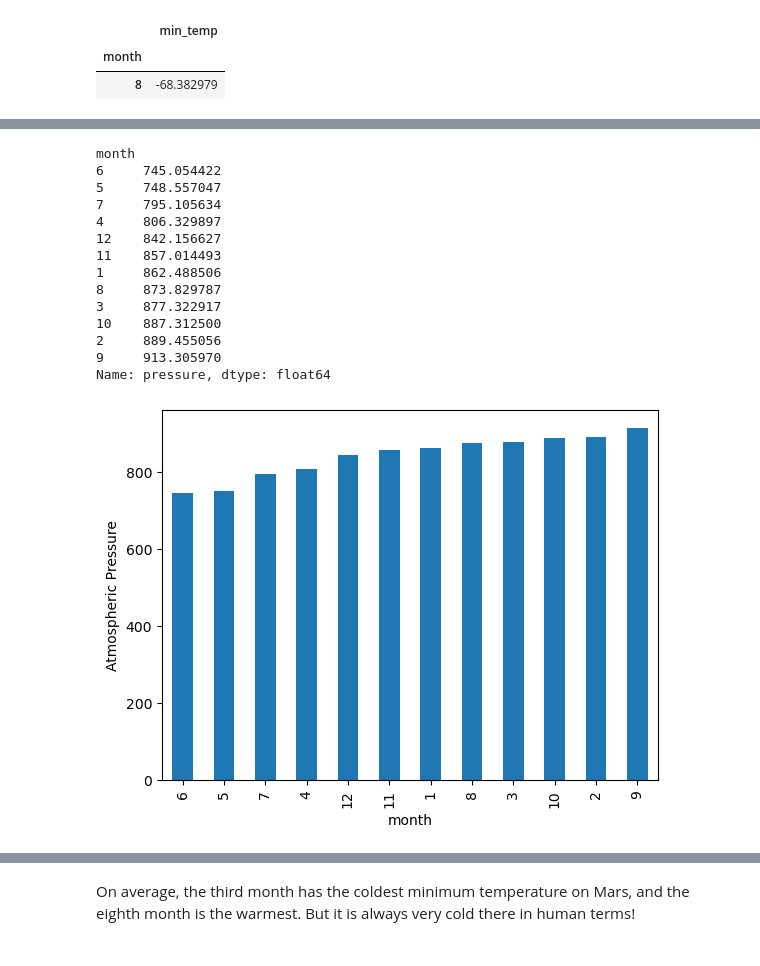
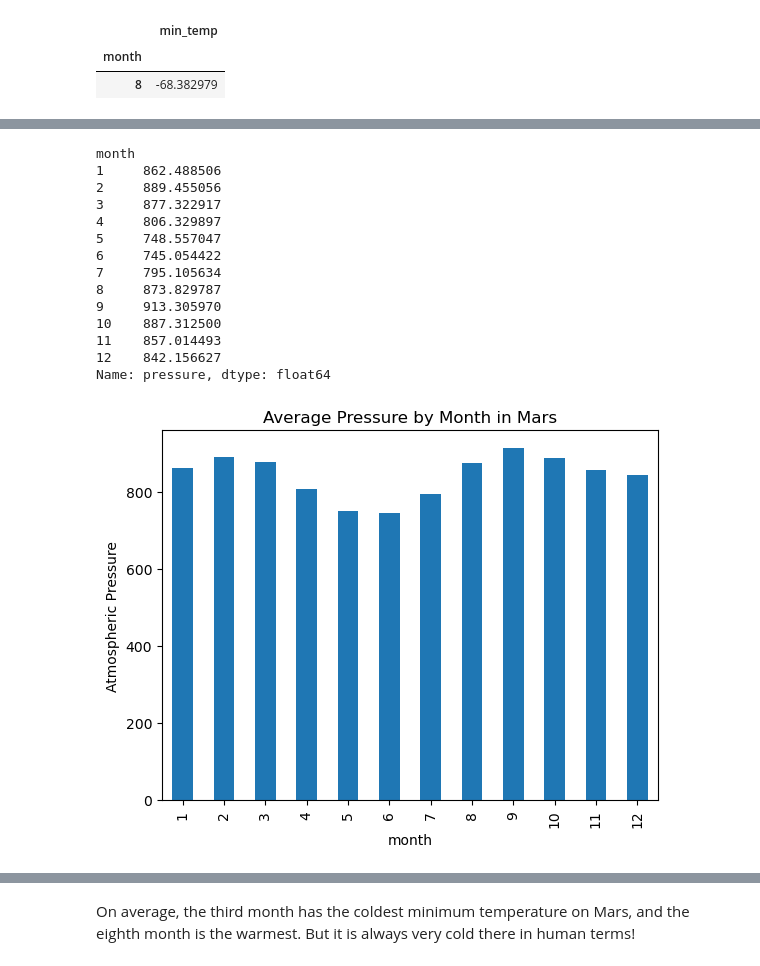
Before and after one commit to Vfdelgado/Data_Collection, a Jupyter notebook: part_2_mars_weather.ipynb, the cells around one changed output, grey strips where cells are left out. Drawn from its saved outputs; the diff is of its cells as text; code cells hidden in the pictures.

```diff
--- a/part_2_mars_weather.ipynb
+++ b/part_2_mars_weather.ipynb
@@ -240,29 +269,30 @@ hottest_month
 # %%
 # 4. Average pressure by Martian month
-average_pressure = df.groupby(['month']).mean()['pressure'].sort_values()
+average_pressure = df.groupby('month')['pressure'].mean()
 average_pressure
 # %% [output]
 month
+1     862.488506
+2     889.455056
+3     877.322917
+4     806.329897
+5     748.557047
 6     745.054422
-5     748.557047
 7     795.105634
-4     806.329897
+8     873.829787
+9     913.305970
+10    887.312500
+11    857.014493
 12    842.156627
-11    857.014493
-1     862.488506
-8     873.829787
-3     877.322917
-10    887.312500
-2     889.455056
-9     913.305970
 Name: pressure, dtype: float64
 # %%
 # Plot the average pressure by month
 average_pressure.plot.bar()
+plt.title("Average Pressure by Month in Mars")
 plt.ylabel("Atmospheric Pressure")
 plt.show()
 # %% [output]
-[figure, old version]
+[figure, new version]
 # %%
 # 5. How many terrestrial (earth) days are there in a Martian year?
 df['min_temp'].plot(x= 'month', y ="min_temp")
```
Also changed, not shown: parts of 8 cells of this notebook, 2 other files.
